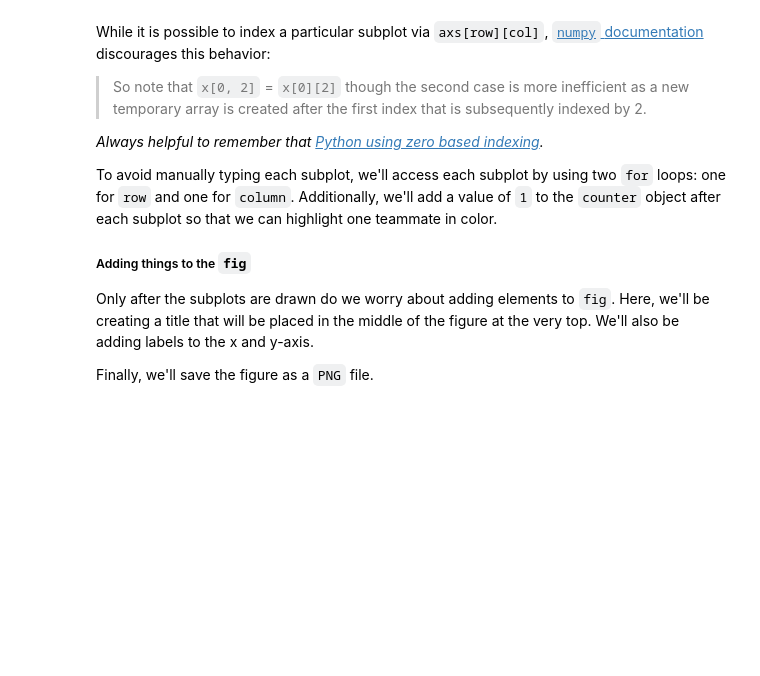
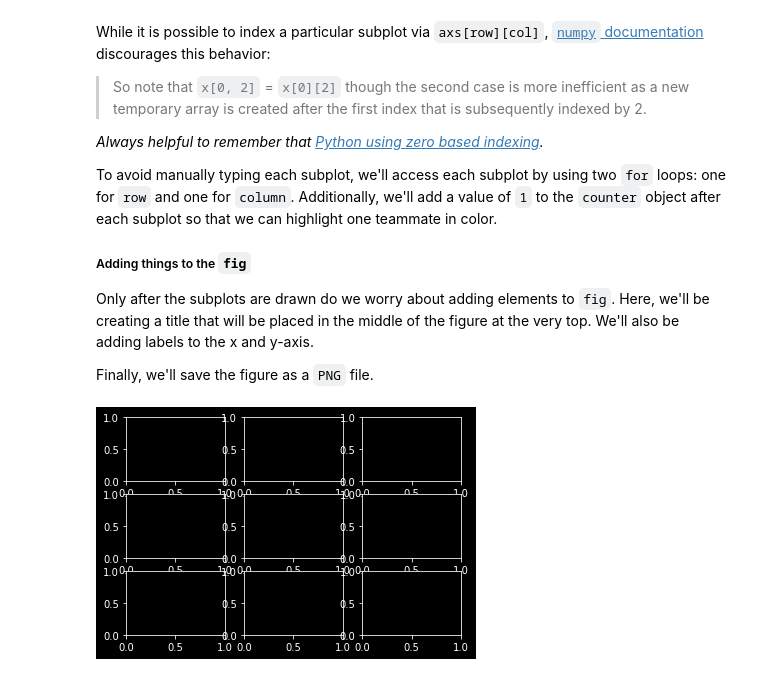
Before and after one commit to wvsharber/small_multiples, a Jupyter notebook: small_mult.ipynb, the cells around one changed output. Cells and saved outputs as stored; diff of their text form; code cells hidden in the pictures; blank space fills up the shorter version.

```diff
--- a/small_mult.ipynb
+++ b/small_mult.ipynb
@@ -97,3 +125,8 @@ To avoid manually typing each subplot, we'll access each subplot by using two `f
 Only after the subplots are drawn do we worry about adding elements to `fig`. Here, we'll be creating a title that will be placed in the middle of the figure at the very top. We'll also be adding labels to the x and y-axis.
 
 Finally, we'll save the figure as a `PNG` file.
+# %%
+# create a figure and a grid of subplots
+fig, axs = plt.subplots(nrows=3, ncols=3)
+# %% [output]
+[figure, added]
```
Also changed, not shown: parts of 5 cells of this notebook.
